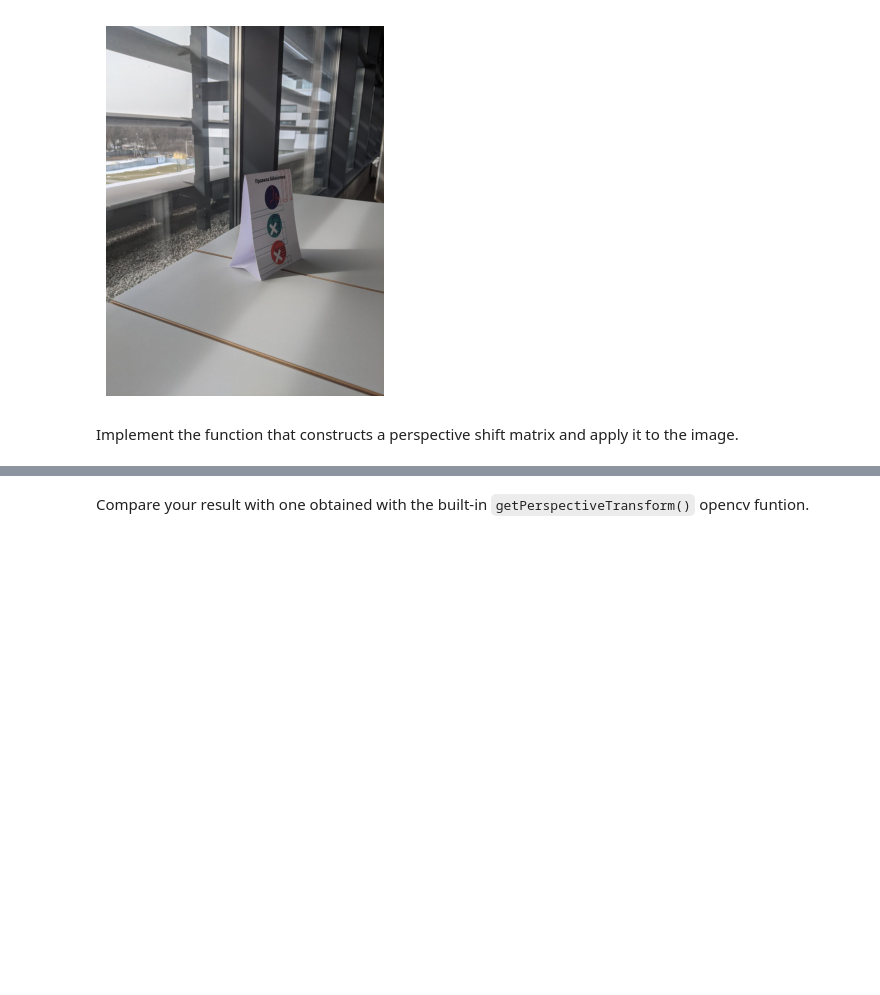
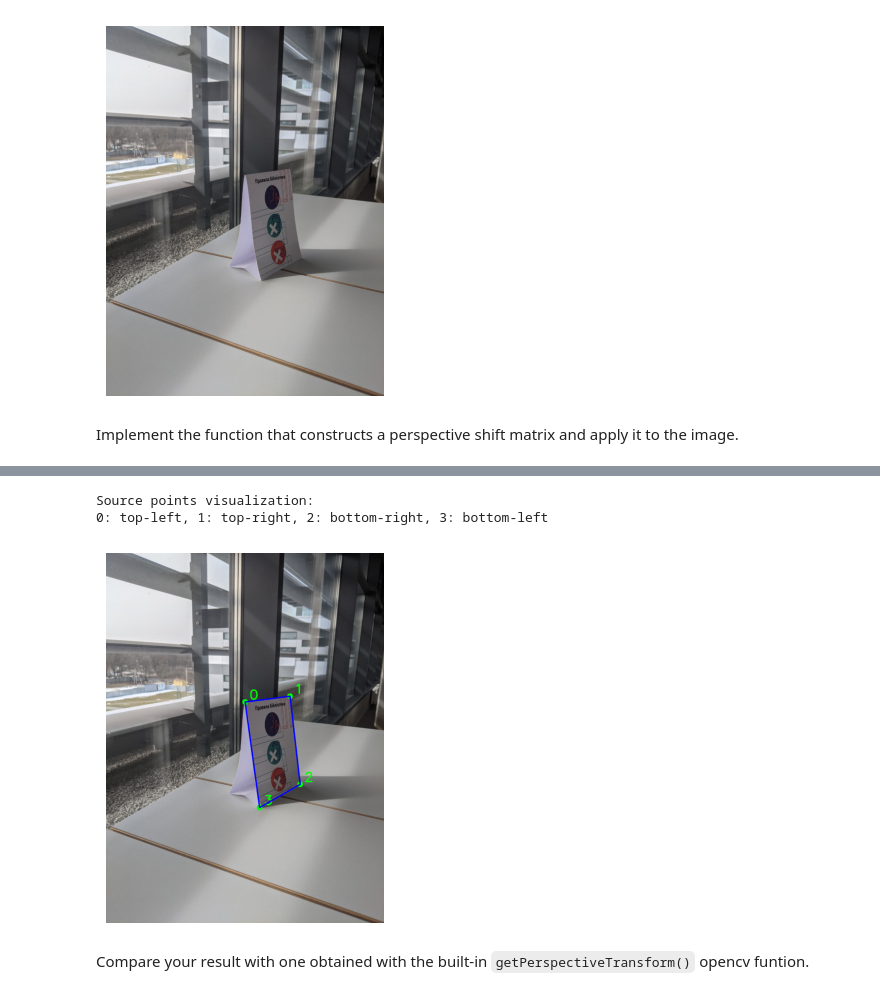
Before and after one commit to MunenNoKage/Lab_1_Transformation_Matrices, a Jupyter notebook: LA_Lab_1_template_2026.ipynb, the cells around one changed output, grey strips where cells are left out. Saved outputs shown, nothing was run; the diff lists cells and outputs as text; code cells hidden in the pictures; blank space fills up the shorter version.

```diff
--- a/LA_Lab_1_template_2026.ipynb
+++ b/LA_Lab_1_template_2026.ipynb
@@ -990,3 +1009,25 @@ Manually computed homography H:
+# %%
+# Visualize the source points on the original image
+img_with_points = image2.copy()
+
+# Draw circles at each source point
+for i, point in enumerate(source_points):
+    x, y = int(point[0]), int(point[1])
+    cv.circle(img_with_points, (x, y), 10, (0, 255, 0), -1)  # Green filled circles
+    cv.putText(img_with_points, str(i), (x + 15, y - 10),
+               cv.FONT_HERSHEY_SIMPLEX, 1.5, (0, 255, 0), 3)
+
+# Draw lines connecting the points to form a quadrilateral
+pts = source_points.astype(np.int32).reshape((-1, 1, 2))
+cv.polylines(img_with_points, [pts], isClosed=True, color=(255, 0, 0), thickness=3)  # Blue lines
+
+print("Source points visualization:")
+print("0: top-left, 1: top-right, 2: bottom-right, 3: bottom-left")
+cv2_imshow(img_with_points)
+# %% [output]
+Source points visualization:
+0: top-left, 1: top-right, 2: bottom-right, 3: bottom-left
+[figure, added]
 # %% [markdown]
 Compare your result with one obtained with the built-in `getPerspectiveTransform()` opencv funtion.
 # %%
```
Also changed, not shown: parts of 21 cells of this notebook.
